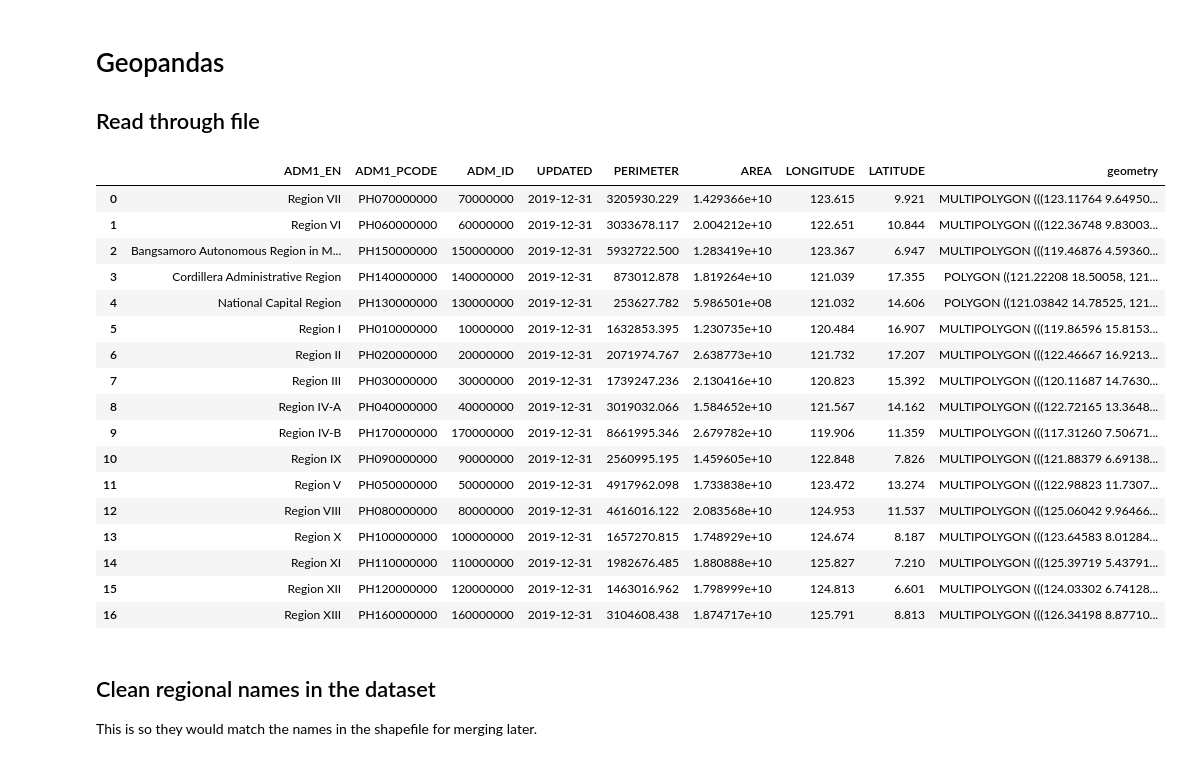
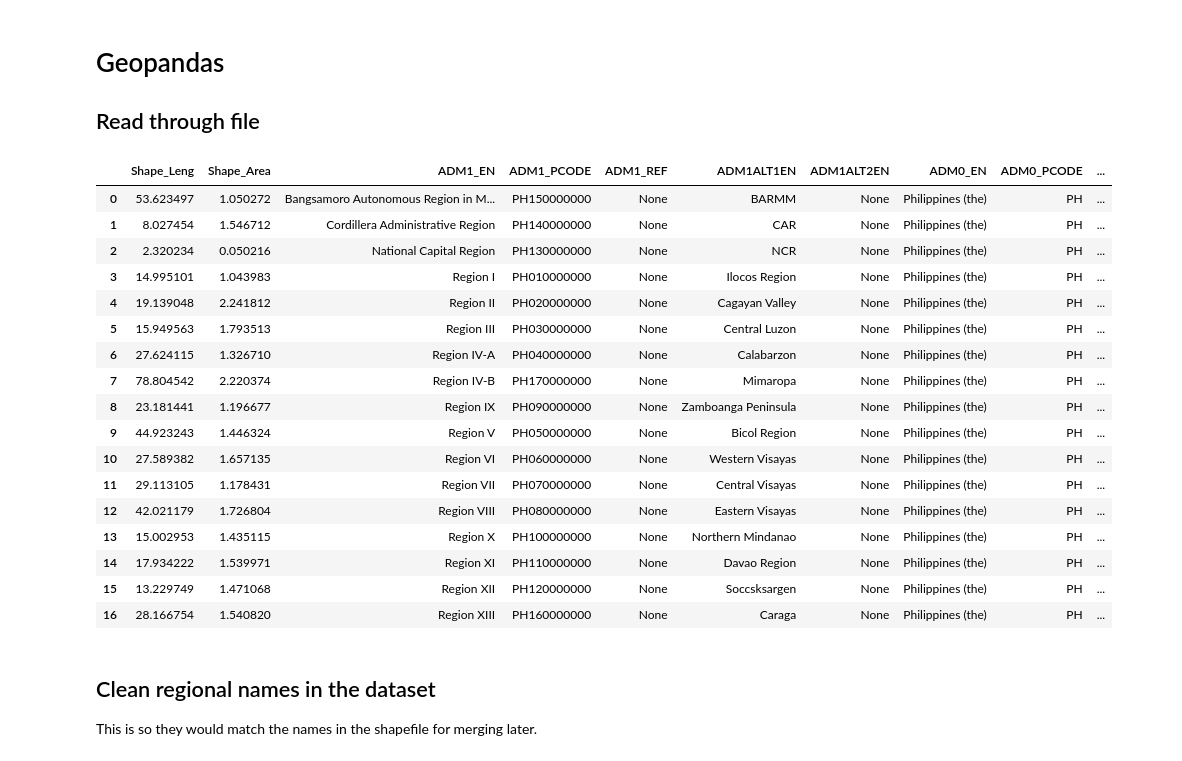
Before and after one commit to pmagtulis/covid-ph-map, a Jupyter notebook: notebooks/regional_covid_cases.ipynb, the cells around one changed output. Saved outputs shown, nothing was run; the diff lists cells and outputs as text; code cells hidden in the pictures.

```diff
--- a/notebooks/regional_covid_cases.ipynb
+++ b/notebooks/regional_covid_cases.ipynb
@@ -65,27 +75,27 @@ df.head()
 
 ## Read through file
 # %%
-region_shape = gpd.read_file('regions.zip')
+region_shape = gpd.read_file('maps/regions.zip')
 region_shape
 # %% [output]
-|  | ADM1_EN | ADM1_PCODE | ADM_ID | UPDATED | PERIMETER | AREA | LONGITUDE | LATITUDE | geometry |
-| 0 | Region VII | PH070000000 | 70000000 | 2019-12-31 | 3205930.229 | 1.429366e+10 | 123.615 | 9.921 | MULTIPOLYGON (((123.11764 9.64950... |
-| 1 | Region VI | PH060000000 | 60000000 | 2019-12-31 | 3033678.117 | 2.004212e+10 | 122.651 | 10.844 | MULTIPOLYGON (((122.36748 9.83003... |
-| 2 | Bangsamoro Autonomous Region in M... | PH150000000 | 150000000 | 2019-12-31 | 5932722.500 | 1.283419e+10 | 123.367 | 6.947 | MULTIPOLYGON (((119.46876 4.59360... |
-| 3 | Cordillera Administrative Region | PH140000000 | 140000000 | 2019-12-31 | 873012.878 | 1.819264e+10 | 121.039 | 17.355 | POLYGON ((121.22208 18.50058, 121... |
-| 4 | National Capital Region | PH130000000 | 130000000 | 2019-12-31 | 253627.782 | 5.986501e+08 | 121.032 | 14.606 | POLYGON ((121.03842 14.78525, 121... |
-| 5 | Region I | PH010000000 | 10000000 | 2019-12-31 | 1632853.395 | 1.230735e+10 | 120.484 | 16.907 | MULTIPOLYGON (((119.86596 15.8153... |
-| 6 | Region II | PH020000000 | 20000000 | 2019-12-31 | 2071974.767 | 2.638773e+10 | 121.732 | 17.207 | MULTIPOLYGON (((122.46667 16.9213... |
-| 7 | Region III | PH030000000 | 30000000 | 2019-12-31 | 1739247.236 | 2.130416e+10 | 120.823 | 15.392 | MULTIPOLYGON (((120.11687 14.7630... |
-| 8 | Region IV-A | PH040000000 | 40000000 | 2019-12-31 | 3019032.066 | 1.584652e+10 | 121.567 | 14.162 | MULTIPOLYGON (((122.72165 13.3648... |
-| 9 | Region IV-B | PH170000000 | 170000000 | 2019-12-31 | 8661995.346 | 2.679782e+10 | 119.906 | 11.359 | MULTIPOLYGON (((117.31260 7.50671... |
-| 10 | Region IX | PH090000000 | 90000000 | 2019-12-31 | 2560995.195 | 1.459605e+10 | 122.848 | 7.826 | MULTIPOLYGON (((121.88379 6.69138... |
-| 11 | Region V | PH050000000 | 50000000 | 2019-12-31 | 4917962.098 | 1.733838e+10 | 123.472 | 13.274 | MULTIPOLYGON (((122.98823 11.7307... |
-| 12 | Region VIII | PH080000000 | 80000000 | 2019-12-31 | 4616016.122 | 2.083568e+10 | 124.953 | 11.537 | MULTIPOLYGON (((125.06042 9.96466... |
-| 13 | Region X | PH100000000 | 100000000 | 2019-12-31 | 1657270.815 | 1.748929e+10 | 124.674 | 8.187 | MULTIPOLYGON (((123.64583 8.01284... |
-| 14 | Region XI | PH110000000 | 110000000 | 2019-12-31 | 1982676.485 | 1.880888e+10 | 125.827 | 7.210 | MULTIPOLYGON (((125.39719 5.43791... |
-| 15 | Region XII | PH120000000 | 120000000 | 2019-12-31 | 1463016.962 | 1.798999e+10 | 124.813 | 6.601 | MULTIPOLYGON (((124.03302 6.74128... |
-| 16 | Region XIII | PH160000000 | 160000000 | 2019-12-31 | 3104608.438 | 1.874717e+10 | 125.791 | 8.813 | MULTIPOLYGON (((126.34198 8.87710... |
+|  | Shape_Leng | Shape_Area | ADM1_EN | ADM1_PCODE | ADM1_REF | ADM1ALT1EN | ADM1ALT2EN | ADM0_EN | ADM0_PCODE | ... |
+| 0 | 53.623497 | 1.050272 | Bangsamoro Autonomous Region in M... | PH150000000 | None | BARMM | None | Philippines (the) | PH | ... |
+| 1 | 8.027454 | 1.546712 | Cordillera Administrative Region | PH140000000 | None | CAR | None | Philippines (the) | PH | ... |
+| 2 | 2.320234 | 0.050216 | National Capital Region | PH130000000 | None | NCR | None | Philippines (the) | PH | ... |
+| 3 | 14.995101 | 1.043983 | Region I | PH010000000 | None | Ilocos Region | None | Philippines (the) | PH | ... |
+| 4 | 19.139048 | 2.241812 | Region II | PH020000000 | None | Cagayan Valley | None | Philippines (the) | PH | ... |
+| 5 | 15.949563 | 1.793513 | Region III | PH030000000 | None | Central Luzon | None | Philippines (the) | PH | ... |
+| 6 | 27.624115 | 1.326710 | Region IV-A | PH040000000 | None | Calabarzon | None | Philippines (the) | PH | ... |
+| 7 | 78.804542 | 2.220374 | Region IV-B | PH170000000 | None | Mimaropa | None | Philippines (the) | PH | ... |
+| 8 | 23.181441 | 1.196677 | Region IX | PH090000000 | None | Zamboanga Peninsula | None | Philippines (the) | PH | ... |
+| 9 | 44.923243 | 1.446324 | Region V | PH050000000 | None | Bicol Region | None | Philippines (the) | PH | ... |
+| 10 | 27.589382 | 1.657135 | Region VI | PH060000000 | None | Western Visayas | None | Philippines (the) | PH | ... |
+| 11 | 29.113105 | 1.178431 | Region VII | PH070000000 | None | Central Visayas | None | Philippines (the) | PH | ... |
+| 12 | 42.021179 | 1.726804 | Region VIII | PH080000000 | None | Eastern Visayas | None | Philippines (the) | PH | ... |
+| 13 | 15.002953 | 1.435115 | Region X | PH100000000 | None | Northern Mindanao | None | Philippines (the) | PH | ... |
+| 14 | 17.934222 | 1.539971 | Region XI | PH110000000 | None | Davao Region | None | Philippines (the) | PH | ... |
+| 15 | 13.229749 | 1.471068 | Region XII | PH120000000 | None | Soccsksargen | None | Philippines (the) | PH | ... |
+| 16 | 28.166754 | 1.540820 | Region XIII | PH160000000 | None | Caraga | None | Philippines (the) | PH | ... |
 # %% [markdown]
 ## Clean regional names in the dataset
 
```
Also changed, not shown: parts of 20 cells of this notebook, 27 other files.
